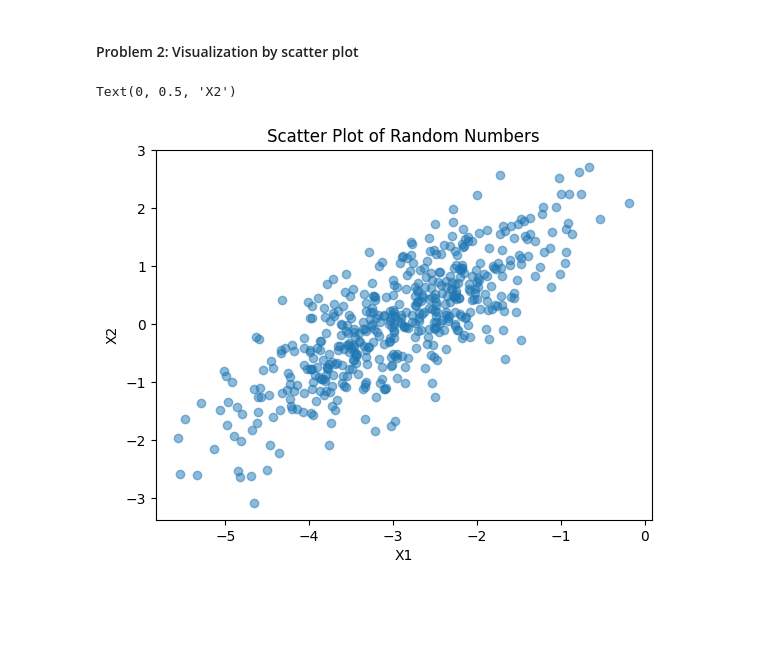
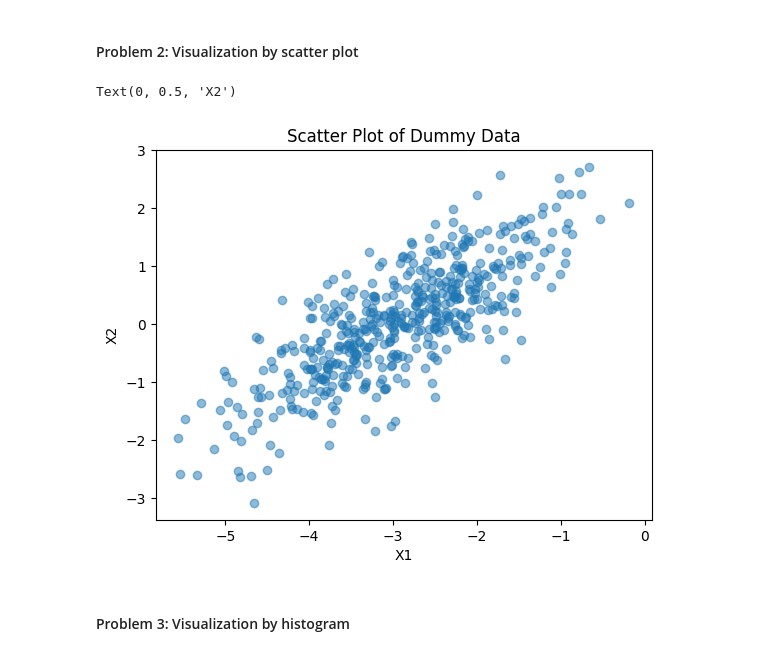
Before and after one commit to David-Jr/divic-ml-course-assignments, a Jupyter notebook: creating-dummy-data/creating-dummy-data.ipynb, the cells around one changed output. Drawn from its saved outputs; the diff is of its cells as text; code cells hidden in the pictures; blank space fills up the shorter version.

```diff
--- a/creating-dummy-data/creating-dummy-data.ipynb
+++ b/creating-dummy-data/creating-dummy-data.ipynb
@@ -18,16 +18,18 @@ random_numbers = np.random.multivariate_normal(mean, cov, size=size)
 # %%
 import matplotlib.pyplot as plt
 %matplotlib inline
 
 # Since our random_numbers have a (500, 2), we can use the first
 # column for X values and the second for Y values of our scatter plot.
-x = random_numbers[:, 0]
-y = random_numbers[:, 1]
+x1 = random_numbers[:, 0]
+x2 = random_numbers[:, 1]
 
-plt.scatter(x, y, alpha=0.5)
+plt.scatter(x1, x2, alpha=0.5)
 plt.title('Scatter Plot of Dummy Data')
 plt.xlabel('X1')
 plt.ylabel('X2')
 # %% [output]
 Text(0, 0.5, 'X2')
-[figure, old version]
+[figure, new version]
+# %% [markdown]
+#### Problem 3: Visualization by histogram
```
